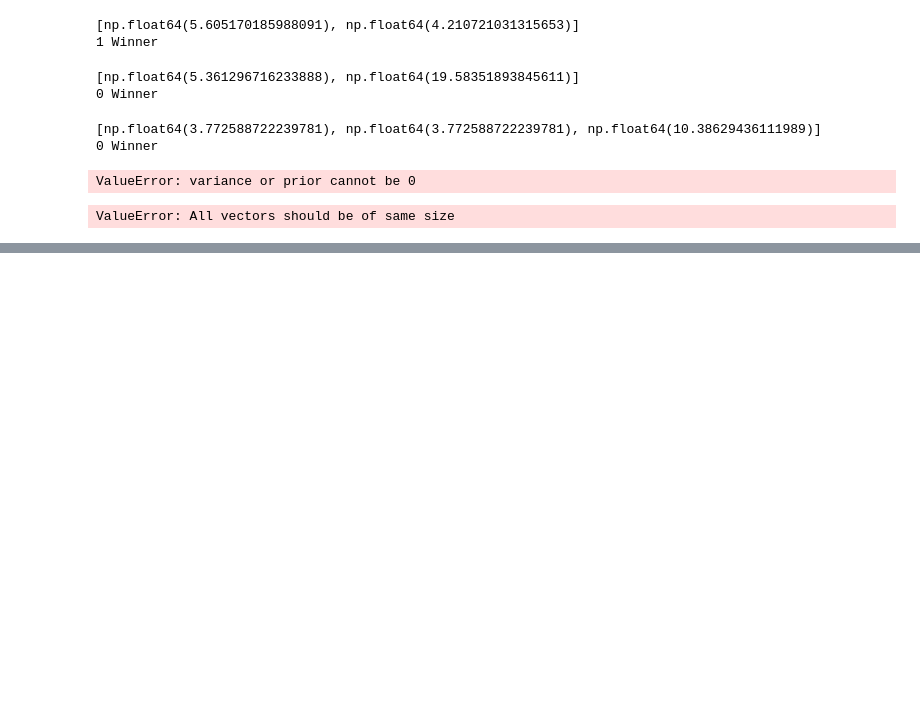
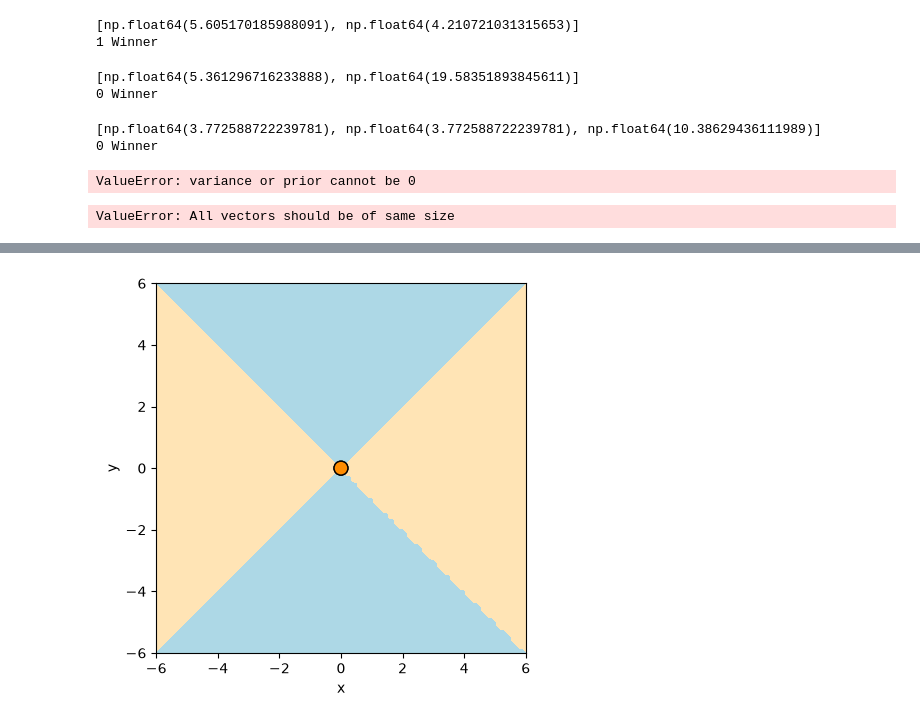
Before and after one commit to devanshmayatra/ml-scratch, a Jupyter notebook: map/map_classifier.ipynb, the cells around one changed output, grey strips where cells are left out. Drawn from its saved outputs; the diff is of its cells as text; code cells hidden in the pictures; blank space fills up the shorter version.

```diff
--- a/map/map_classifier.ipynb
+++ b/map/map_classifier.ipynb
@@ -97,0 +174,9 @@ ValueError: All vectors should be of same size
+# %%
+means = np.array([[0., 0.], [0., 0.]])
+variances = np.array([[1., 4.], [4., 1.]])
+priors = np.array([0.5, 0.5])
+
+winners = calc_map(means, variances, priors)
+plot_decision_boundary(winners,means)
+# %% [output]
+[figure, added]
```
Also changed, not shown: parts of 40 cells of this notebook.
